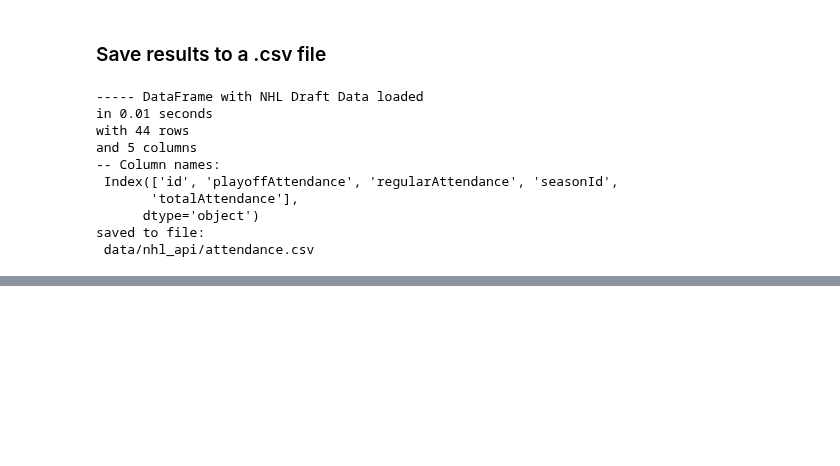
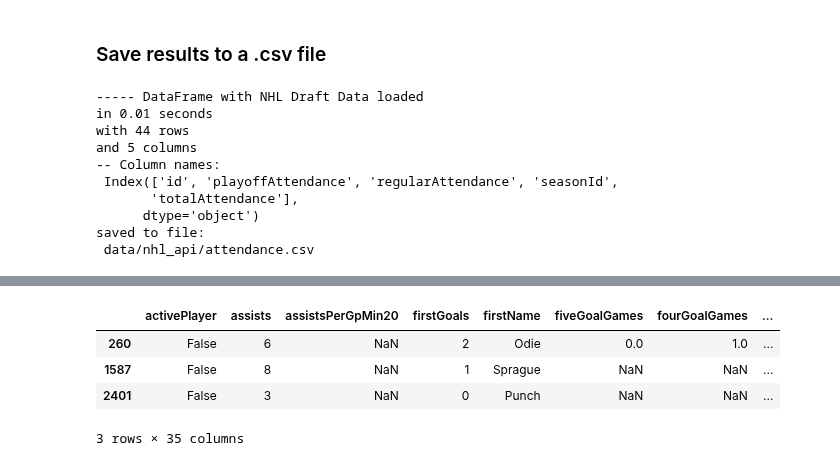
Before and after one commit to stepan-o/nhl_draft, a Jupyter notebook: notebooks/feature_extraction/nhl_api/nhl_draft_api_collect.ipynb, the cells around one changed output, grey strips where cells are left out. Drawn from its saved outputs; the diff is of its cells as text; code cells hidden in the pictures; blank space fills up the shorter version.

```diff
--- a/notebooks/feature_extraction/nhl_api/nhl_draft_api_collect.ipynb
+++ b/notebooks/feature_extraction/nhl_api/nhl_draft_api_collect.ipynb
@@ -322,0 +369,29 @@ saved to file:
+# %%
+url_records = 'https://records.nhl.com'
+line = 0
+print(df_records.loc[line, 'description'] + '\n')
+url = url_records + df_records.loc[line, 'restUrl']
+save_path = 'data/nhl_api/records/' + \
+            df_records.loc[line, 'descriptionKey'] + \
+            '.csv'
+
+# request data from NHL API
+t = time()
+r = requests.get(url)
+json_data = r.json()
+elapsed = time() - t
+print("JSON received from NHL API."
+      "\ntook {0:.2f} seconds."
+      .format(elapsed))
+
+# record results to file
+t = time()
+df_raw = pd.DataFrame(json_data['data'])
+elapsed = time() - t
+print("----- DataFrame with NHL Draft Data loaded"
+      "\nin {0:.2f} seconds".format(elapsed) +
+      "\nwith {0:,} rows\nand {1:,} columns"
+      .format(df_raw.shape[0], df_raw.shape[1]) +
+      "\n-- Column names:\n", df_raw.columns)
+df_raw.to_csv(save_path, index=False)
+print("saved to file:\n", save_path)
@@ -322,0 +436,10 @@ saved to file:
+# %%
+mask = df_raw['seasonId'] == 19181919
+cols = ['firstName', 'lastName', 'positionCode', 'seasonId', 'goals', 'assists']
+df_raw[mask]
+# %% [output]
+|  | activePlayer | assists | assistsPerGpMin20 | firstGoals | firstName | fiveGoalGames | fourGoalGames | ... |
+| 260 | False | 6 | NaN | 2 | Odie | 0.0 | 1.0 | ... |
+| 1587 | False | 8 | NaN | 1 | Sprague | NaN | NaN | ... |
+| 2401 | False | 3 | NaN | 0 | Punch | NaN | NaN | ... |
+3 rows × 35 columns
```
Also changed, not shown: parts of 8 cells of this notebook.
